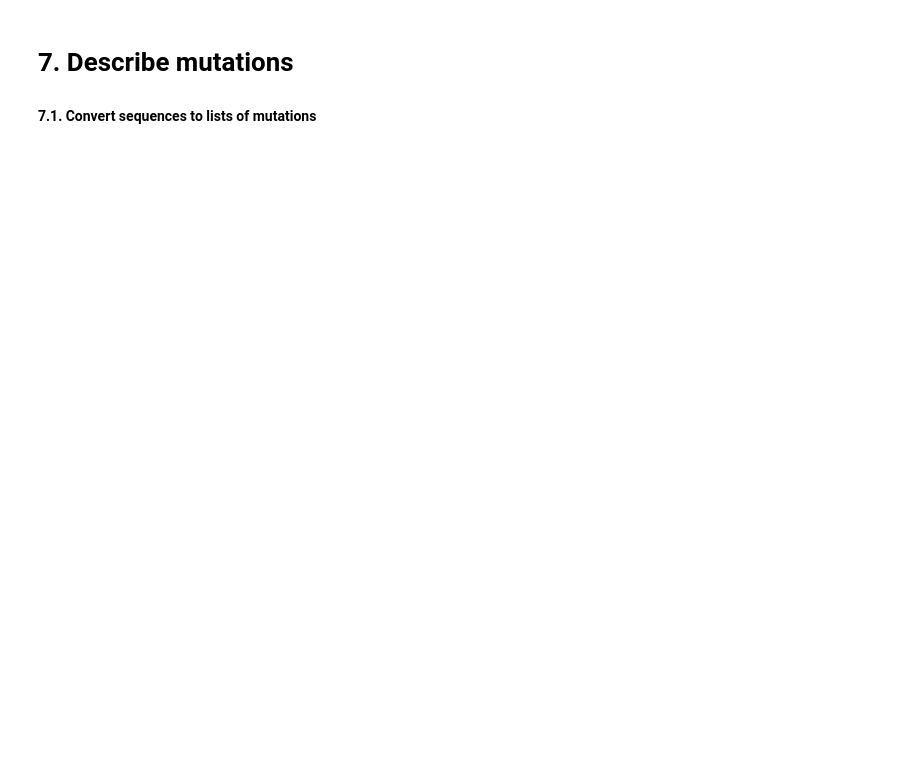
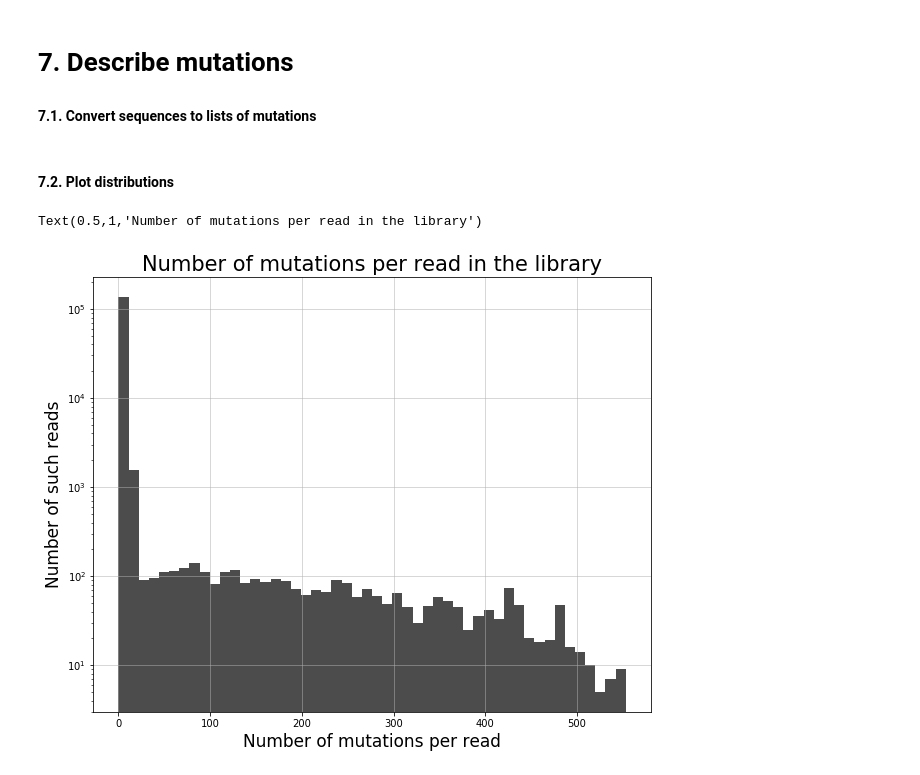
Before and after one commit to katyaputintseva/GFP_global, a Jupyter notebook: example.ipynb, the cells around one changed output. Drawn from its saved outputs; the diff is of its cells as text; code cells hidden in the pictures; blank space fills up the shorter version.

```diff
--- a/example.ipynb
+++ b/example.ipynb
@@ -88,0 +100,12 @@ plt.grid(lw=0.5)
+# %% [markdown]
+#### 7.2. Plot distributions
+# %%
+plt.figure(figsize=[10,8])
+plt.hist([sq.n_mutations for sq in library.sequences],bins=50,log=log,color='k',alpha=0.7)
+plt.grid(lw=0.5)
+plt.xlabel('Number of mutations per read',fontsize=17)
+plt.ylabel('Number of such reads',fontsize=17)
+plt.title('Number of mutations per read in the library', fontsize=21)
+# %% [output]
+Text(0.5,1,'Number of mutations per read in the library')
+[figure, added]
```
Also changed, not shown: parts of 18 cells of this notebook, 2 other files.
